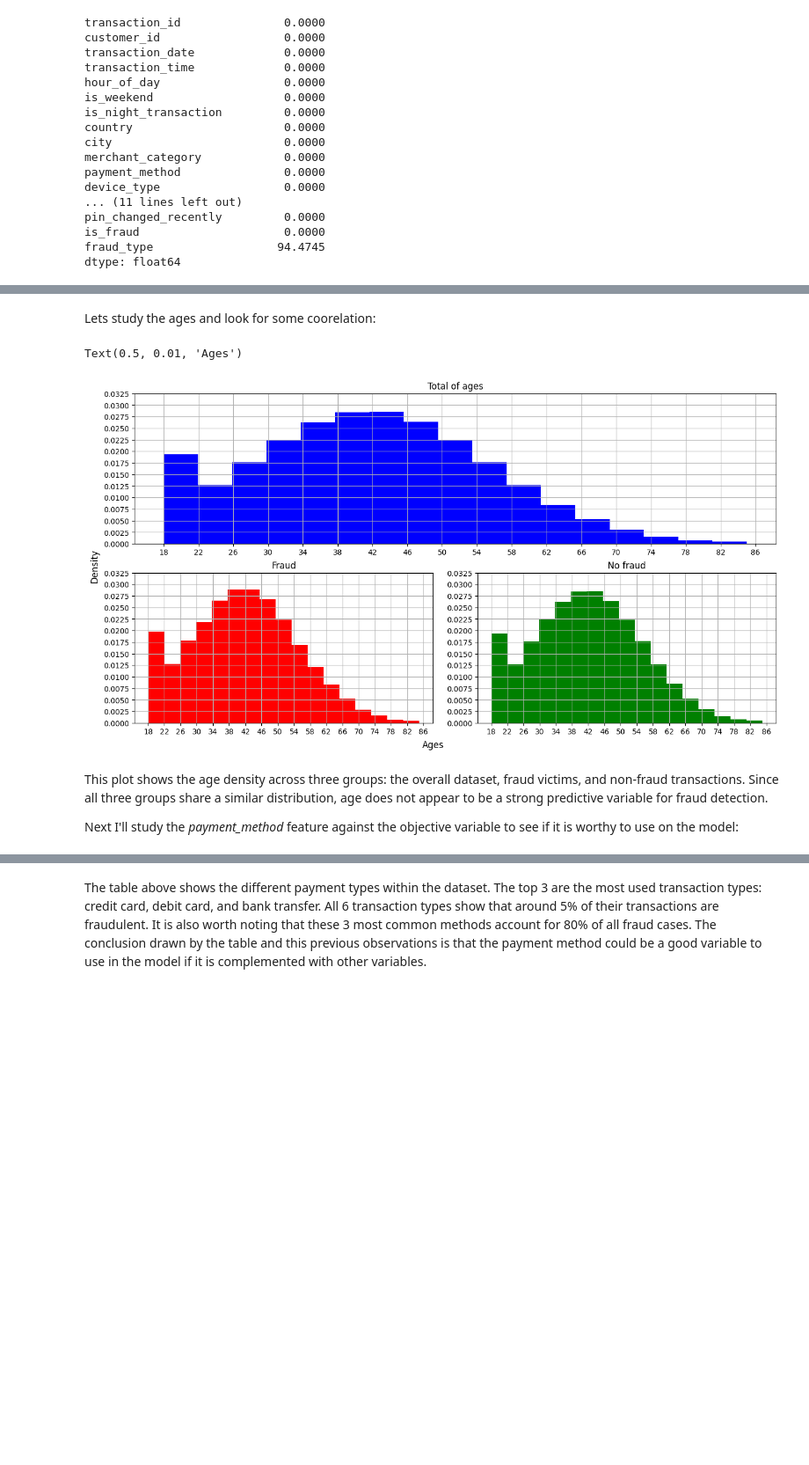
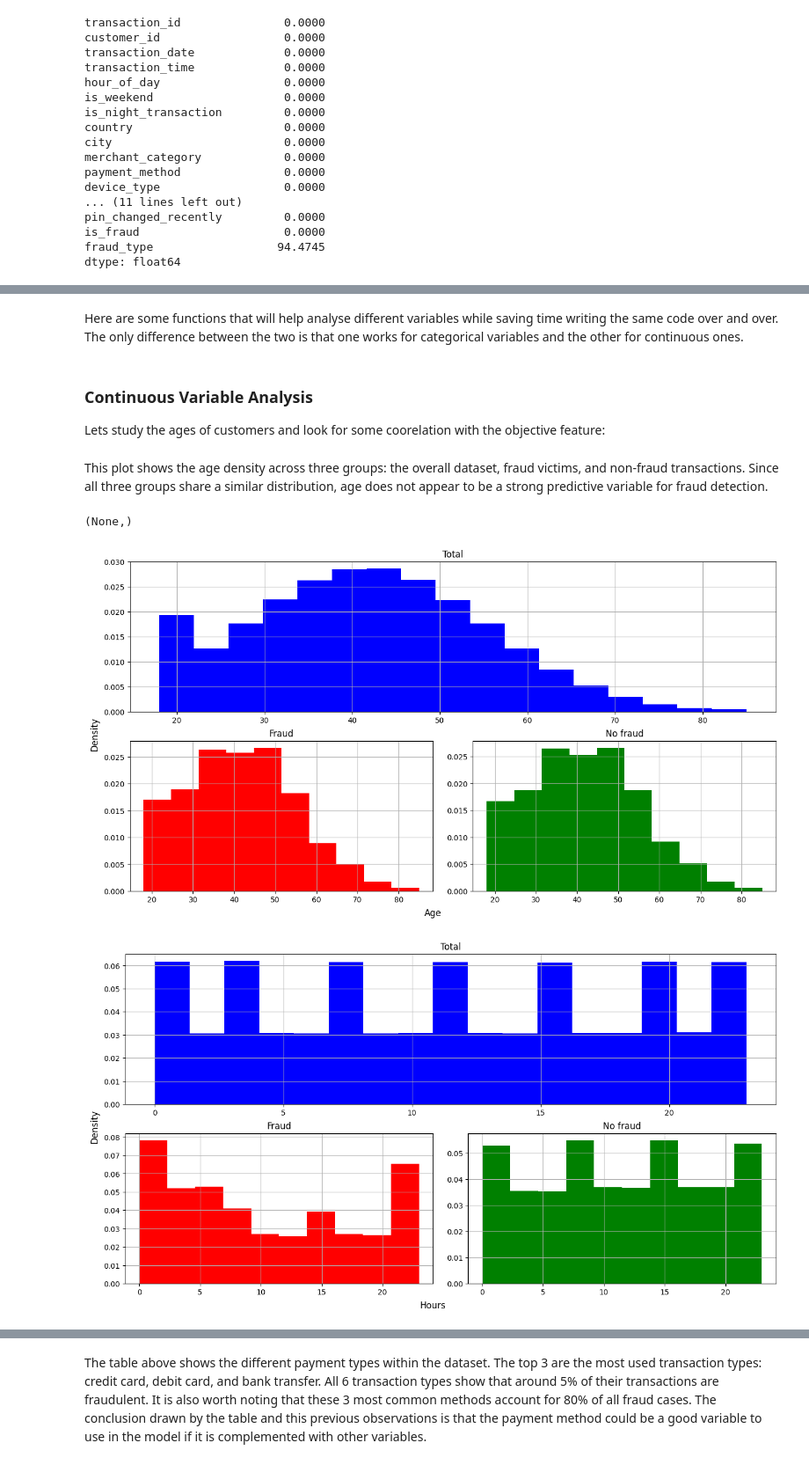
Before and after one commit to monci07/Bank_transaction_fraud_detection, a Jupyter notebook: Notebook.ipynb, the cells around one changed output, grey strips where cells are left out. Shown at 88% size. Drawn from its saved outputs; the diff is of its cells as text; code cells hidden in the pictures; blank space fills up the shorter version.

Commit message:
Update Notebook.ipynb
Created functions for better data representation against the target feature. Future commits will include the selected features and more detailed descriptions in the notebook.

```diff
--- a/Notebook.ipynb
+++ b/Notebook.ipynb
@@ -114,0 +119,2 @@ With this code we can observe some of the ranges of the features already in mind
+# %% [markdown]
+Here are some functions that will help analyse different variables while saving time writing the same code over and over. The only difference between the two is that one works for categorical variables and the other for continuous ones.
@@ -115,42 +170,13 @@ With this code we can observe some of the ranges of the features already in mind
 # %% [markdown]
-Lets study the ages and look for some coorelation:
+### Continuous Variable Analysis
+Lets study the ages of customers and look for some coorelation with the objective feature:
-# %%
-df_ages_fraud = df[df['is_fraud'] == 1]['customer_age']
-df_ages_no_fraud = df[df['is_fraud'] == 0]['customer_age']
-
-xticks = [i for i in range(18,87,4)]
-yticks = [i/10000 for i in range(0,350,25)]
-
-plots = plt.figure(constrained_layout=True,figsize=(13, 7))
-gs = plots.add_gridspec(2, 2)
-
-total = plots.add_subplot(gs[0, :])
-total.set_title('Total of ages')
-total.hist(df['customer_age'], bins = 17, color = 'Blue', density = True)
-total.set_xticks(xticks)
-total.set_yticks(yticks)
-total.grid()
-
-fraud = plots.add_subplot(gs[1, 0])
-fraud.set_title('Fraud')
-fraud.hist(df_ages_fraud, bins = 17, color = 'red', density = True)
-fraud.set_xticks(xticks)
-fraud.set_yticks(yticks)
-fraud.grid()
-
-no_fraud = plots.add_subplot(gs[1, 1])
-no_fraud.set_title('No fraud')
-no_fraud.hist(df_ages_no_fraud, bins = 17, color = 'Green', density = True)
-no_fraud.set_xticks(xticks)
-no_fraud.set_yticks(yticks)
-no_fraud.grid()
-
-plots.supylabel('Density')
-plots.supxlabel('Ages')
-# %% [output]
-Text(0.5, 0.01, 'Ages')
-[figure, removed]
 # %% [markdown]
 This plot shows the age density across three groups: the overall dataset, fraud victims, and non-fraud transactions. Since all three groups share a similar distribution, age does not appear to be a strong predictive variable for fraud detection.
-
-Next I'll study the *payment_method* feature against the objective variable to see if it is worthy to use on the model:
+# %%
+con_vs_obj(df, 'customer_age', 'Total', 'Age'),
+con_vs_obj(df, 'hour_of_day', 'Total', 'Hours'),
+con_vs_obj(df, 'credit_score', 'Total', 'Credit score'),
+# %% [output]
+(None,)
+[figure, added]
+[figure, added]
```
Also changed, not shown: parts of 9 cells of this notebook.
